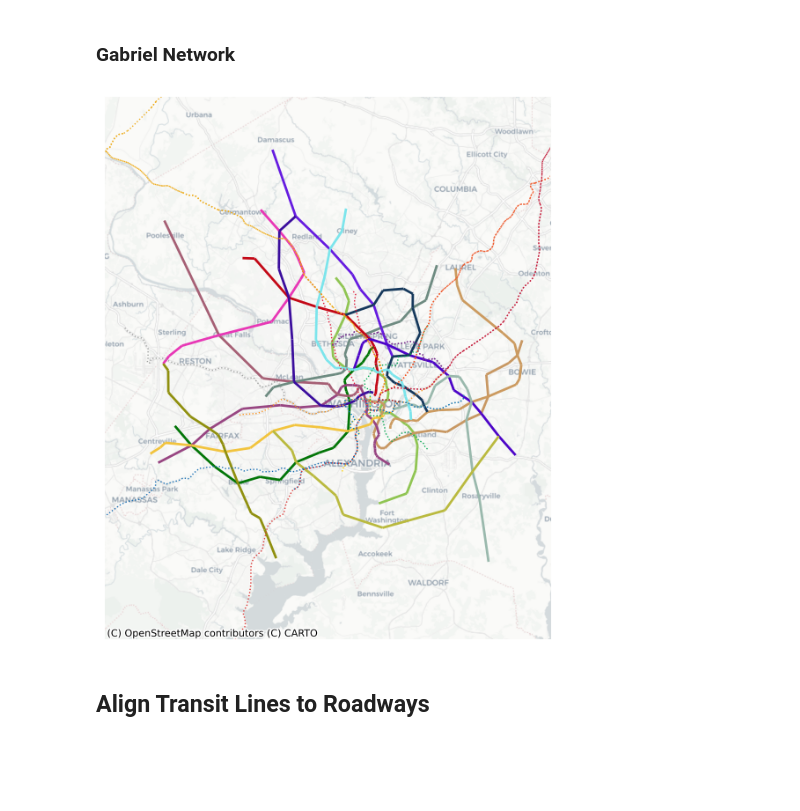
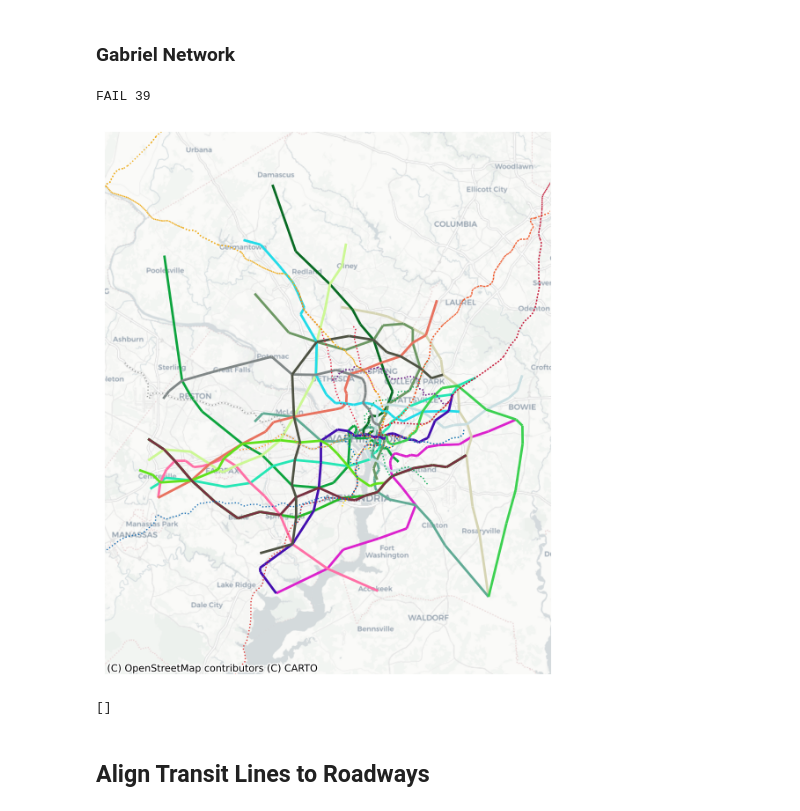
Before and after one commit to spencerrjenkins/cmsc725_wmata_map, a Jupyter notebook: eda.ipynb, the cells around one changed output. Cells and saved outputs as stored; diff of their text form; code cells hidden in the pictures; blank space fills up the shorter version.

```diff
--- a/eda.ipynb
+++ b/eda.ipynb
@@ -116,50 +116,61 @@ save_graph_to_geojson(gabriel_contracted, new_positions, "data/output/network.ge
 # %%
 lines, traversed_edges, complete_traversed_edges = perform_walks(
     gabriel_contracted, new_positions, num_walks=20,
-    min_distance=35000, max_distance=50000, traversed_edges=set(), complete_traversed_edges=[])
+    min_distance=45000, max_distance=60000, traversed_edges=set(), complete_traversed_edges=[])
 for i in range(4):
     lines, traversed_edges, complete_traversed_edges = replace_lowest_scoring_walk(
         lines, new_positions, kde, gabriel_contracted, traversed_edges, complete_traversed_edges,
-        min_distance=35000, max_distance=50000, radius=700)
+        min_distance=45000, max_distance=60000, radius=700)
 def plot_network(network, positions, bounds, labels=False, **kwargs):
     ax = wmata_df.plot(figsize=(8,8), color=wmata_df.color, linestyle='dotted', linewidth=1)
     pl_df.plot(ax=ax, color=pl_df.color, linestyle='dotted', linewidth=1)
     marc_df.plot(ax=ax, color=marc_df.color, linestyle='dotted', linewidth=1)
     vre_df.plot(ax=ax, color=vre_df.color, linestyle='dotted', linewidth=1)
     dcs_df.plot(ax=ax, color=dcs_df.color, linestyle='dotted', linewidth=1)
     #nx.draw(network, positions, ax=ax, node_size=5, node_color="b", edge_color="black", **kwargs)
     ax.set_axis_off()
     if labels:
         for node, (x, y) in positions.items():
             label = str(node)
             if True:
                 label += f"\n({round(x/1e6,3)},{round(y/1e6,3)})"
             if node in network.nodes and x > bounds[0] and x < bounds[2] and y > bounds[1] and y < bounds[3]:
                 ax.text(x, y, label, fontsize=7, ha='center', va='center', color='darkred', zorder=10)
 
     if labels:
         for u, v, data in network.edges(data=True):
             x1, y1 = positions[u]
             x2, y2 = positions[v]
             mx, my = (x1 + x2) / 2, (y1 + y2) / 2
             weight = data.get('weight', None)
             if weight is not None and mx > bounds[0] and mx < bounds[2] and my > bounds[1] and my < bounds[3]:
                 ax.text(mx, my, f"{weight:.1f}", fontsize=7, color='green', ha='center', va='center', zorder=10)
     ax.set_xlim([bounds[0],bounds[2]])
     ax.set_ylim([bounds[1],bounds[3]])
     cx.add_basemap(ax, source=cx.providers.CartoDB.Positron)
     return ax
 ax=plot_network(gabriel_contracted, new_positions, ex_map, width=0.5, alpha=0.5)
 ax=plot_walks(gabriel_contracted, new_positions, lines, ax, kde, ex_map)
 
-status = mark_station_nodes(lines,gabriel_contracted,new_positions,min_station_dist=1000)
+status = mark_station_nodes(lines,gabriel_contracted,new_positions,min_station_dist=1200)
 save_lines_to_geojson(lines, gabriel_contracted, new_positions, kde, "data/output/lines_naive.geojson", status)
 # %% [output]
+FAIL 39
-[figure, old version]
+[figure, new version]
 # %%
-#ax=plot_network(gabriel_contracted, new_positions, ex_map, width=0.5, alpha=0.5)
-#ax=plot_walks(gabriel_contracted, new_positions, lines, ax, kde, ex_map)
-# test
+import pickle
+%sx rm pickle/*
+with open("pickle/graph.pkl", "wb") as f:
+    pickle.dump(gabriel_contracted, f)
+with open("pickle/positions.pkl", "wb") as f:
+    pickle.dump(new_positions, f)
+with open("pickle/kde.pkl", "wb") as f:
+    pickle.dump(kde, f)
+with open("pickle/ex_map_dc.pkl", "wb") as f:
+    pickle.dump(ex_map_dc, f)
+%sx scp pickle/*.pkl spencerrjenkins@ssh.ocf.berkeley.edu:~/cmsc725_wmata_map/pickle
+# %% [output]
+[]
 # %% [markdown]
 ## Align Transit Lines to Roadways
 # %% [markdown]
```
Also changed, not shown: parts of 1 cell of this notebook, 4 other files.
